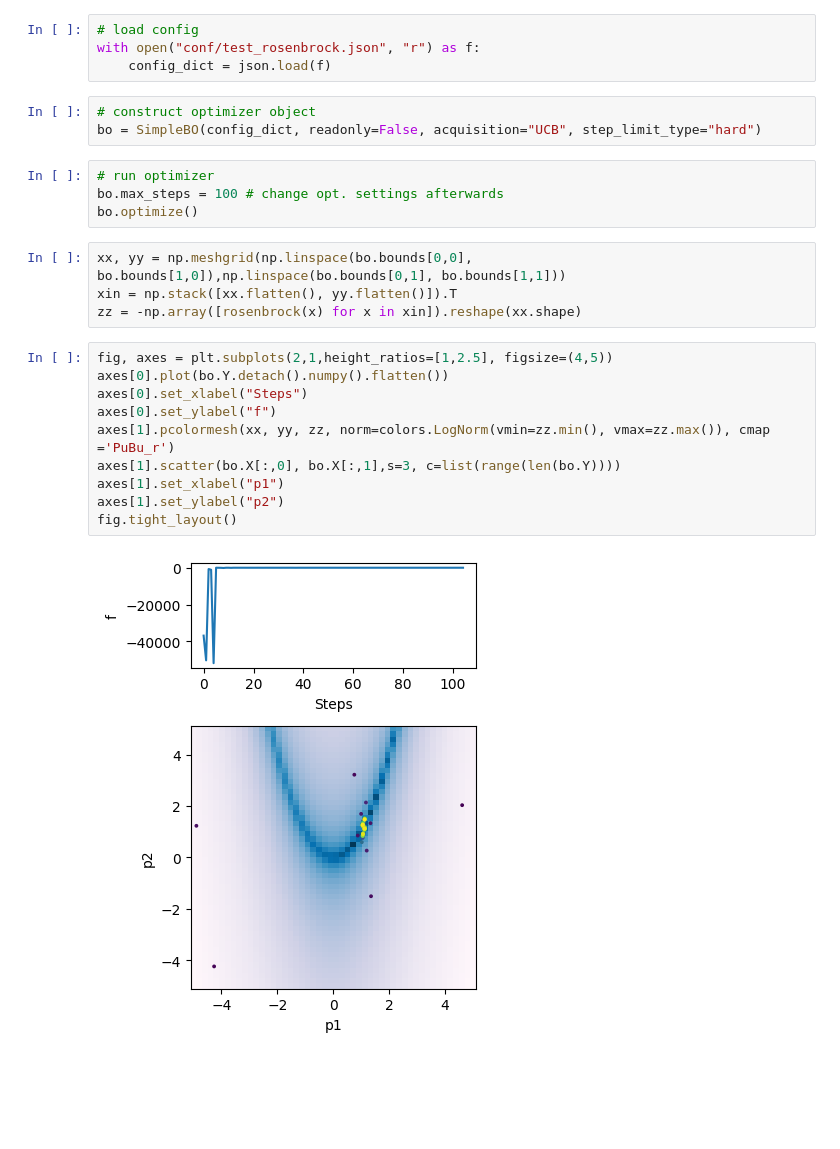
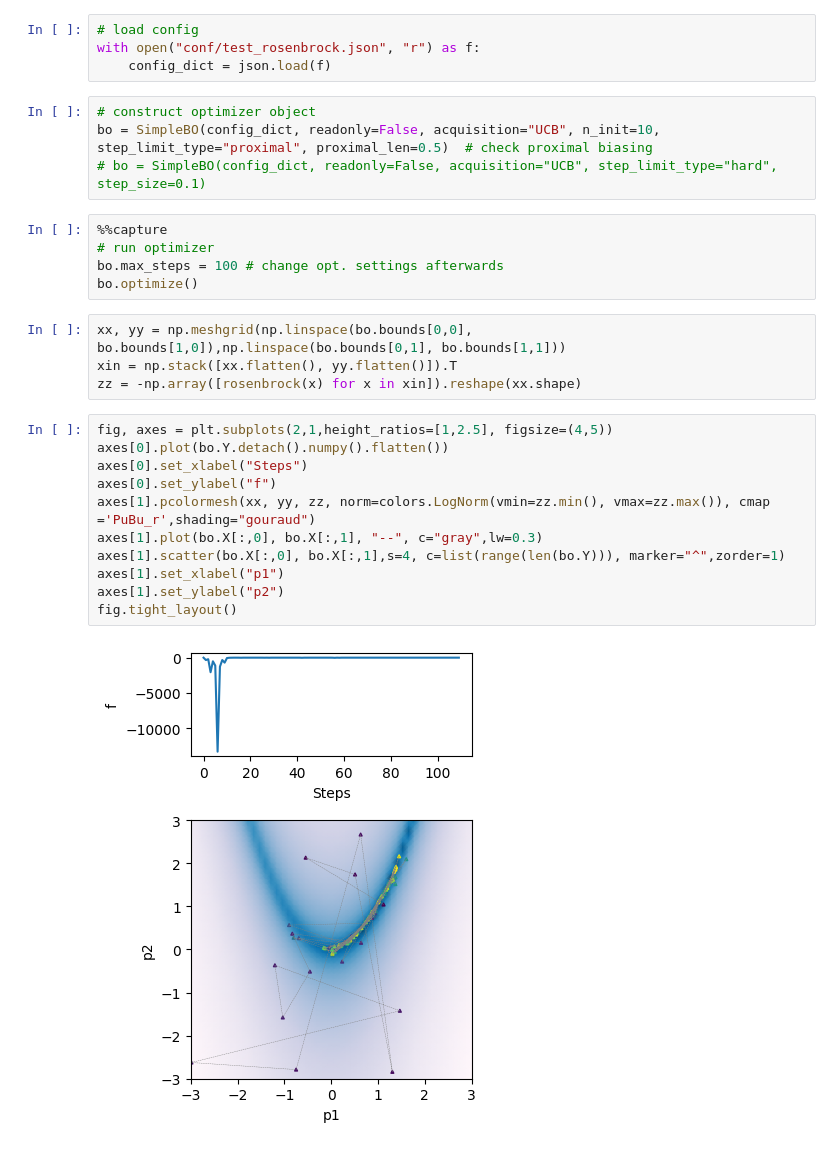
Before and after one commit to cr-xu/bo-4-euxfel, a Jupyter notebook: test_bo_functionality.ipynb, the cells around one changed output. Drawn from its saved outputs; the diff is of its cells as text; blank space fills up the shorter version.

Commit message:
Add proximal biasing

```diff
--- a/test_bo_functionality.ipynb
+++ b/test_bo_functionality.ipynb
@@ -12,8 +12,10 @@ with open("conf/test_rosenbrock.json", "r") as f:
     config_dict = json.load(f)
 # %%
 # construct optimizer object
-bo = SimpleBO(config_dict, readonly=False, acquisition="UCB", step_limit_type="hard")
+bo = SimpleBO(config_dict, readonly=False, acquisition="UCB", n_init=10, step_limit_type="proximal", proximal_len=0.5)  # check proximal biasing
+# bo = SimpleBO(config_dict, readonly=False, acquisition="UCB", step_limit_type="hard", step_size=0.1)
 # %%
+%%capture
 # run optimizer
 bo.max_steps = 100 # change opt. settings afterwards
 bo.optimize()
@@ -24,12 +26,13 @@ zz = -np.array([rosenbrock(x) for x in xin]).reshape(xx.shape)
 # %%
 fig, axes = plt.subplots(2,1,height_ratios=[1,2.5], figsize=(4,5))
 axes[0].plot(bo.Y.detach().numpy().flatten())
 axes[0].set_xlabel("Steps")
 axes[0].set_ylabel("f")
-axes[1].pcolormesh(xx, yy, zz, norm=colors.LogNorm(vmin=zz.min(), vmax=zz.max()), cmap ='PuBu_r')
-axes[1].scatter(bo.X[:,0], bo.X[:,1],s=3, c=list(range(len(bo.Y))))
+axes[1].pcolormesh(xx, yy, zz, norm=colors.LogNorm(vmin=zz.min(), vmax=zz.max()), cmap ='PuBu_r',shading="gouraud")
+axes[1].plot(bo.X[:,0], bo.X[:,1], "--", c="gray",lw=0.3)
+axes[1].scatter(bo.X[:,0], bo.X[:,1],s=4, c=list(range(len(bo.Y))), marker="^",zorder=1)
 axes[1].set_xlabel("p1")
 axes[1].set_ylabel("p2")
 fig.tight_layout()
 # %% [output]
-[figure, old version]
+[figure, new version]
```
Also changed, not shown: parts of 2 cells of this notebook, 3 other files.
